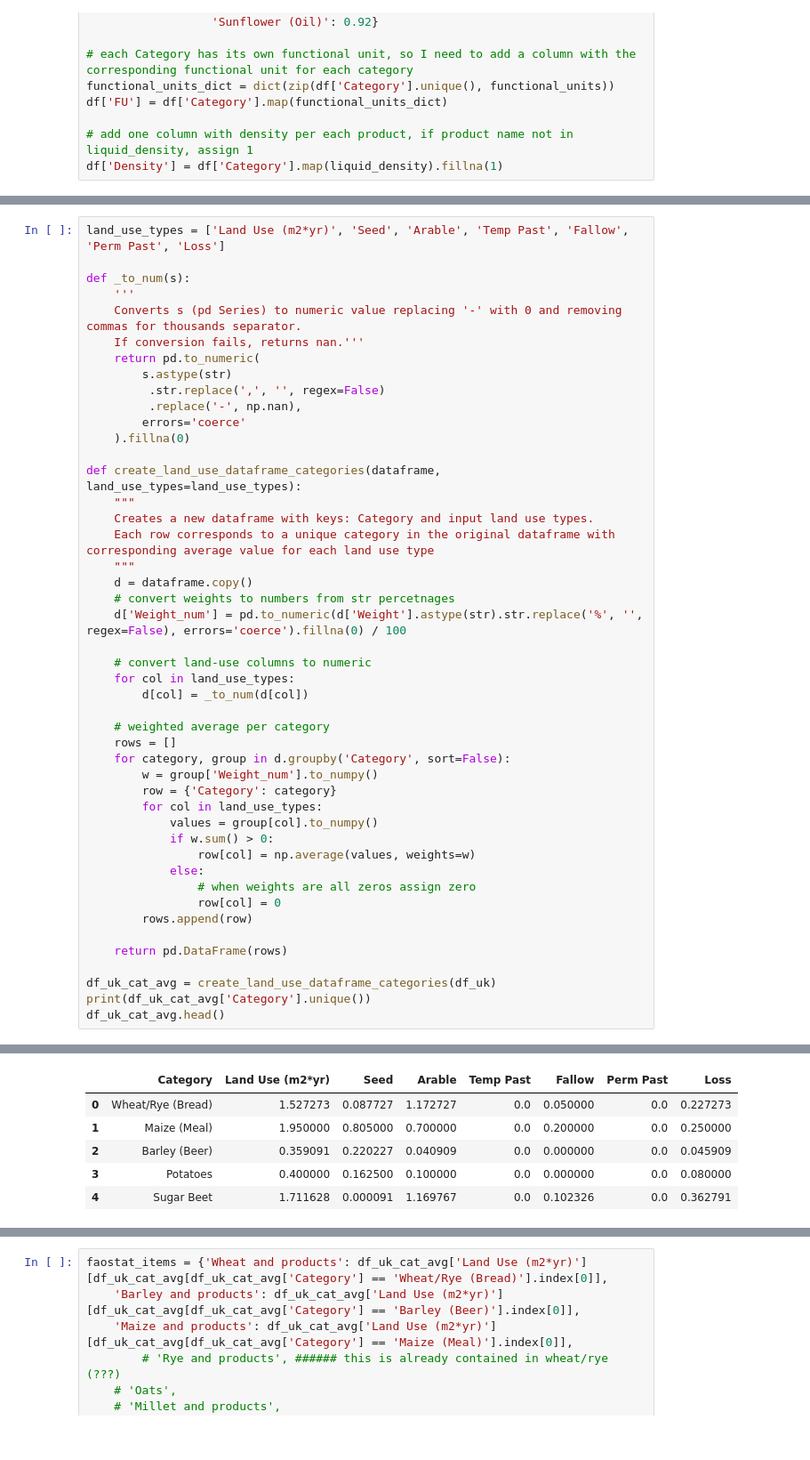
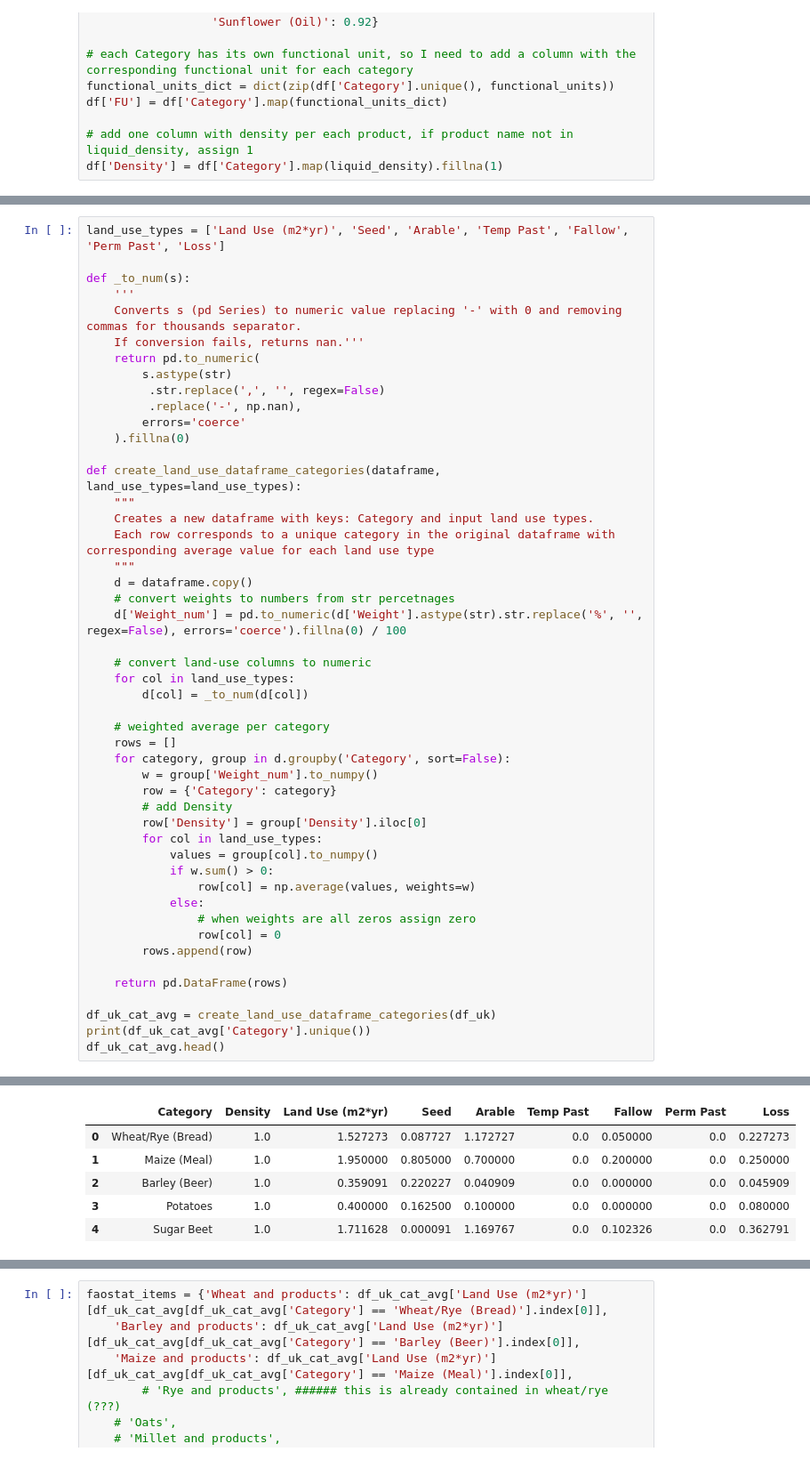
Before and after one commit to jucordero/ssr_local_authority, a Jupyter notebook: land_use_from_metaanalysis.ipynb, the cells around one changed output, grey strips where cells are left out. Shown at 89% size. Drawn from its saved outputs; the diff is of its cells as text.

```diff
--- a/land_use_from_metaanalysis.ipynb
+++ b/land_use_from_metaanalysis.ipynb
@@ -113,39 +113,41 @@ def create_land_use_dataframe_categories(dataframe, land_use_types=land_use_type
     for category, group in d.groupby('Category', sort=False):
         w = group['Weight_num'].to_numpy()
         row = {'Category': category}
+        # add Density
+        row['Density'] = group['Density'].iloc[0]
         for col in land_use_types:
             values = group[col].to_numpy()
             if w.sum() > 0:
                 row[col] = np.average(values, weights=w)
             else:
                 # when weights are all zeros assign zero
                 row[col] = 0
         rows.append(row)
 
     return pd.DataFrame(rows)
 
 df_uk_cat_avg = create_land_use_dataframe_categories(df_uk)
 print(df_uk_cat_avg['Category'].unique())
 df_uk_cat_avg.head()
 # %% [output]
 <StringArray>
 [           'Wheat/Rye (Bread)',                 'Maize (Meal)',
                 'Barley (Beer)',                     'Potatoes',
                    'Sugar Beet',               'Beans & Pulses',
                'Rapeseed (Oil)',                     'Tomatoes',
              'Onions and Leeks',              'Root Vegetables',
  'Cabbages and Other Brassicas',             'Other Vegetables',
                        'Apples',                      'Berries',
       'Bovine Meat (Beef Herd)',     'Bovine Meat (Dairy Herd)',
            'Mutton & Goat Meat',                     'Pig Meat',
                  'Poultry Meat',                         'Milk',
                        'Cheese',                         'Eggs',
                 'Fish (farmed)']
 Length: 23, dtype: str
-|  | Category | Land Use (m2*yr) | Seed | Arable | Temp Past | Fallow | Perm Past | Loss |
-| 0 | Wheat/Rye (Bread) | 1.527273 | 0.087727 | 1.172727 | 0.0 | 0.050000 | 0.0 | 0.227273 |
-| 1 | Maize (Meal) | 1.950000 | 0.805000 | 0.700000 | 0.0 | 0.200000 | 0.0 | 0.250000 |
-| 2 | Barley (Beer) | 0.359091 | 0.220227 | 0.040909 | 0.0 | 0.000000 | 0.0 | 0.045909 |
-| 3 | Potatoes | 0.400000 | 0.162500 | 0.100000 | 0.0 | 0.000000 | 0.0 | 0.080000 |
-| 4 | Sugar Beet | 1.711628 | 0.000091 | 1.169767 | 0.0 | 0.102326 | 0.0 | 0.362791 |
+|  | Category | Density | Land Use (m2*yr) | Seed | Arable | Temp Past | Fallow | Perm Past | Loss |
+| 0 | Wheat/Rye (Bread) | 1.0 | 1.527273 | 0.087727 | 1.172727 | 0.0 | 0.050000 | 0.0 | 0.227273 |
+| 1 | Maize (Meal) | 1.0 | 1.950000 | 0.805000 | 0.700000 | 0.0 | 0.200000 | 0.0 | 0.250000 |
+| 2 | Barley (Beer) | 1.0 | 0.359091 | 0.220227 | 0.040909 | 0.0 | 0.000000 | 0.0 | 0.045909 |
+| 3 | Potatoes | 1.0 | 0.400000 | 0.162500 | 0.100000 | 0.0 | 0.000000 | 0.0 | 0.080000 |
+| 4 | Sugar Beet | 1.0 | 1.711628 | 0.000091 | 1.169767 | 0.0 | 0.102326 | 0.0 | 0.362791 |
 # %%
```
Also changed, not shown: parts of 12 cells of this notebook.
